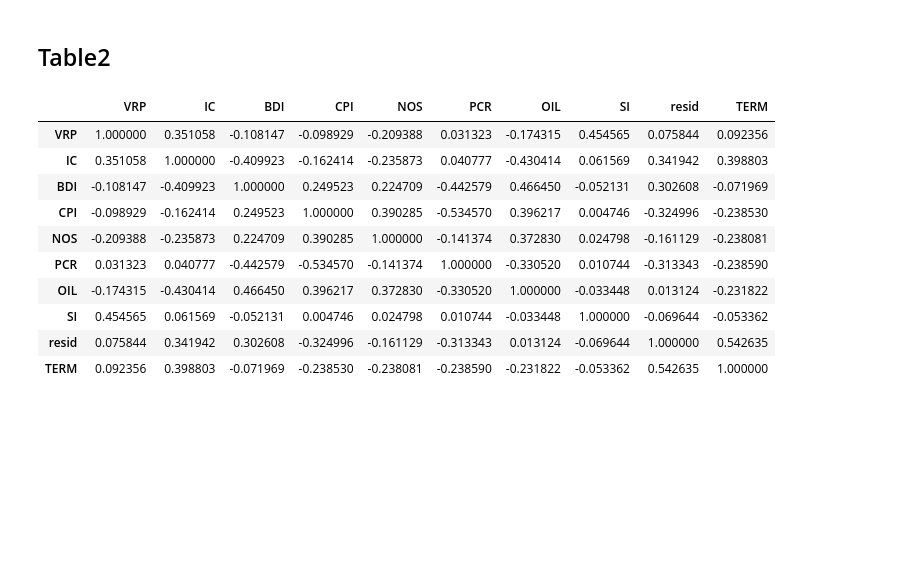
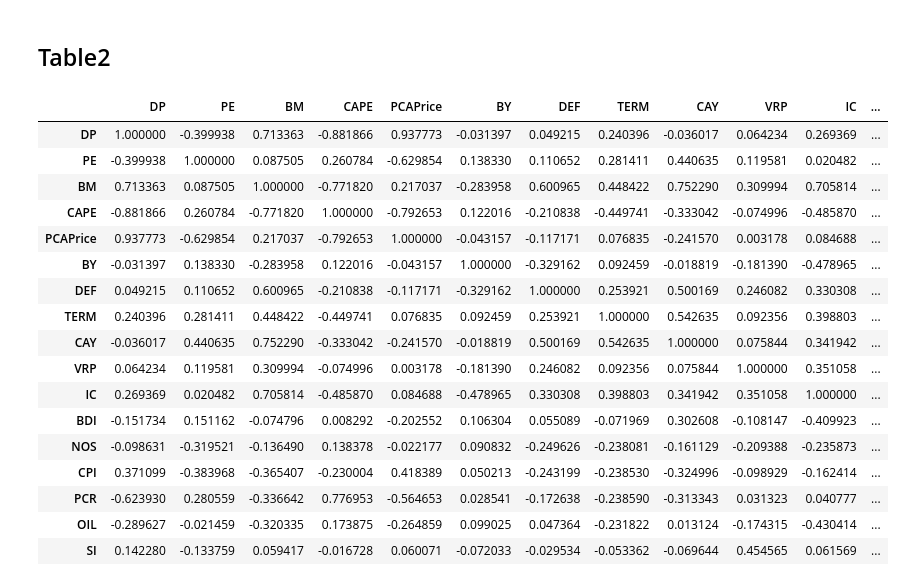
Before and after one commit to rmfeng/dsqfltproject, a Jupyter notebook: data_analysis.ipynb, the cells around one changed output. Saved outputs shown, nothing was run; the diff lists cells and outputs as text; code cells hidden in the pictures; blank space fills up the shorter version.

```diff
--- a/data_analysis.ipynb
+++ b/data_analysis.ipynb
@@ -52,9 +53,18 @@ class Log(BaseEstimator, TransformerMixin):
     def transform(self, X):
         return np.log(X)
 # %%
+feature_list=['DP','PE','BM','CAPE','PCAPrice','BY','DEF','TERM','CAY',
+              #'SIM',
+              'VRP','IC',
+              'BDI','NOS','CPI','PCR',
+              #'MA','PCA-tech',
+              'OIL','SI']
+R_list=['R_1M','R_3M','R_6M','R_12M']
+
 demedian_list=['VRP','IC']
 log_median_list=['BDI']
-other_list=[i for i in train.columns if i not in demedian_list+log_median_list]
+
+other_list=[i for i in feature_list if i not in demedian_list+log_median_list]
 demedian_pipeline = Pipeline([
         ('selector', DataFrameSelector(demedian_list)),
         ('demedian', DeMedian()),
@@ -95,7 +105,9 @@ array([[ 0.73708797,         nan, -0.1528084 , ...,         nan,
 # %% [markdown]
 # Tables
 # %%
-df_prepared=pd.DataFrame(train_prepared,columns=demedian_list+log_median_list+other_list)
+df_prepared=pd.DataFrame(train_prepared,columns=demedian_list+log_median_list+other_list,index=train.index)
 # %% [markdown]
 ## Table1
+# %%
+df_prepared[R_list]=train[R_list]
 # %%
@@ -120,16 +136,23 @@ summary
 # %% [markdown]
 ## Table2
 # %%
-df_prepared.corr()
+df_prepared[feature_list].corr()
 # %% [output]
-|  | VRP | IC | BDI | CPI | NOS | PCR | OIL | SI | resid | TERM |
-| VRP | 1.000000 | 0.351058 | -0.108147 | -0.098929 | -0.209388 | 0.031323 | -0.174315 | 0.454565 | 0.075844 | 0.092356 |
-| IC | 0.351058 | 1.000000 | -0.409923 | -0.162414 | -0.235873 | 0.040777 | -0.430414 | 0.061569 | 0.341942 | 0.398803 |
-| BDI | -0.108147 | -0.409923 | 1.000000 | 0.249523 | 0.224709 | -0.442579 | 0.466450 | -0.052131 | 0.302608 | -0.071969 |
-| CPI | -0.098929 | -0.162414 | 0.249523 | 1.000000 | 0.390285 | -0.534570 | 0.396217 | 0.004746 | -0.324996 | -0.238530 |
-| NOS | -0.209388 | -0.235873 | 0.224709 | 0.390285 | 1.000000 | -0.141374 | 0.372830 | 0.024798 | -0.161129 | -0.238081 |
-| PCR | 0.031323 | 0.040777 | -0.442579 | -0.534570 | -0.141374 | 1.000000 | -0.330520 | 0.010744 | -0.313343 | -0.238590 |
-| OIL | -0.174315 | -0.430414 | 0.466450 | 0.396217 | 0.372830 | -0.330520 | 1.000000 | -0.033448 | 0.013124 | -0.231822 |
-| SI | 0.454565 | 0.061569 | -0.052131 | 0.004746 | 0.024798 | 0.010744 | -0.033448 | 1.000000 | -0.069644 | -0.053362 |
-| resid | 0.075844 | 0.341942 | 0.302608 | -0.324996 | -0.161129 | -0.313343 | 0.013124 | -0.069644 | 1.000000 | 0.542635 |
-| TERM | 0.092356 | 0.398803 | -0.071969 | -0.238530 | -0.238081 | -0.238590 | -0.231822 | -0.053362 | 0.542635 | 1.000000 |
+|  | DP | PE | BM | CAPE | PCAPrice | BY | DEF | TERM | CAY | VRP | IC | ... |
+| DP | 1.000000 | -0.399938 | 0.713363 | -0.881866 | 0.937773 | -0.031397 | 0.049215 | 0.240396 | -0.036017 | 0.064234 | 0.269369 | ... |
+| PE | -0.399938 | 1.000000 | 0.087505 | 0.260784 | -0.629854 | 0.138330 | 0.110652 | 0.281411 | 0.440635 | 0.119581 | 0.020482 | ... |
+| BM | 0.713363 | 0.087505 | 1.000000 | -0.771820 | 0.217037 | -0.283958 | 0.600965 | 0.448422 | 0.752290 | 0.309994 | 0.705814 | ... |
+| CAPE | -0.881866 | 0.260784 | -0.771820 | 1.000000 | -0.792653 | 0.122016 | -0.210838 | -0.449741 | -0.333042 | -0.074996 | -0.485870 | ... |
+| PCAPrice | 0.937773 | -0.629854 | 0.217037 | -0.792653 | 1.000000 | -0.043157 | -0.117171 | 0.076835 | -0.241570 | 0.003178 | 0.084688 | ... |
+| BY | -0.031397 | 0.138330 | -0.283958 | 0.122016 | -0.043157 | 1.000000 | -0.329162 | 0.092459 | -0.018819 | -0.181390 | -0.478965 | ... |
+| DEF | 0.049215 | 0.110652 | 0.600965 | -0.210838 | -0.117171 | -0.329162 | 1.000000 | 0.253921 | 0.500169 | 0.246082 | 0.330308 | ... |
+| TERM | 0.240396 | 0.281411 | 0.448422 | -0.449741 | 0.076835 | 0.092459 | 0.253921 | 1.000000 | 0.542635 | 0.092356 | 0.398803 | ... |
+| CAY | -0.036017 | 0.440635 | 0.752290 | -0.333042 | -0.241570 | -0.018819 | 0.500169 | 0.542635 | 1.000000 | 0.075844 | 0.341942 | ... |
+| VRP | 0.064234 | 0.119581 | 0.309994 | -0.074996 | 0.003178 | -0.181390 | 0.246082 | 0.092356 | 0.075844 | 1.000000 | 0.351058 | ... |
+| IC | 0.269369 | 0.020482 | 0.705814 | -0.485870 | 0.084688 | -0.478965 | 0.330308 | 0.398803 | 0.341942 | 0.351058 | 1.000000 | ... |
+| BDI | -0.151734 | 0.151162 | -0.074796 | 0.008292 | -0.202552 | 0.106304 | 0.055089 | -0.071969 | 0.302608 | -0.108147 | -0.409923 | ... |
+| NOS | -0.098631 | -0.319521 | -0.136490 | 0.138378 | -0.022177 | 0.090832 | -0.249626 | -0.238081 | -0.161129 | -0.209388 | -0.235873 | ... |
+| CPI | 0.371099 | -0.383968 | -0.365407 | -0.230004 | 0.418389 | 0.050213 | -0.243199 | -0.238530 | -0.324996 | -0.098929 | -0.162414 | ... |
+| PCR | -0.623930 | 0.280559 | -0.336642 | 0.776953 | -0.564653 | 0.028541 | -0.172638 | -0.238590 | -0.313343 | 0.031323 | 0.040777 | ... |
+| OIL | -0.289627 | -0.021459 | -0.320335 | 0.173875 | -0.264859 | 0.099025 | 0.047364 | -0.231822 | 0.013124 | -0.174315 | -0.430414 | ... |
+| SI | 0.142280 | -0.133759 | 0.059417 | -0.016728 | 0.060071 | -0.072033 | -0.029534 | -0.053362 | -0.069644 | 0.454565 | 0.061569 | ... |
```
Also changed, not shown: parts of 5 cells of this notebook.
